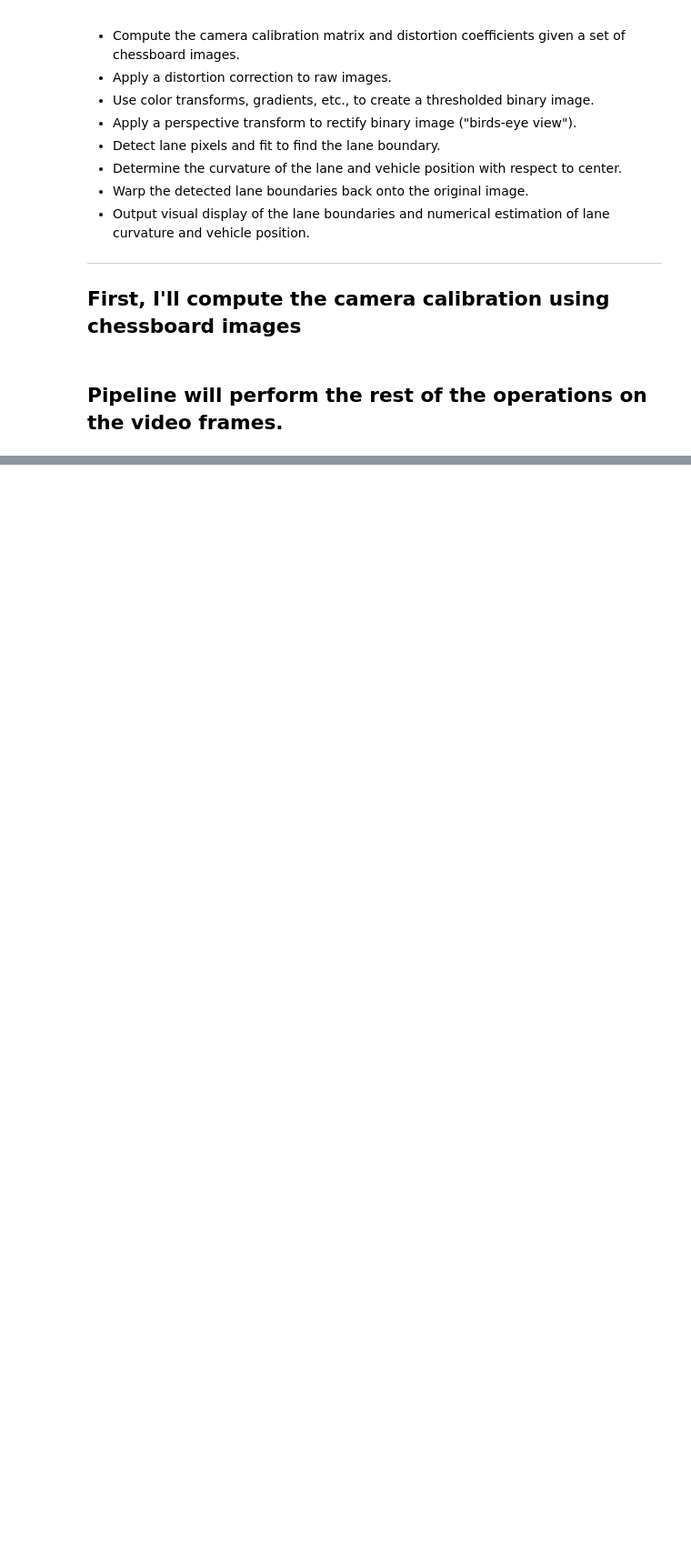
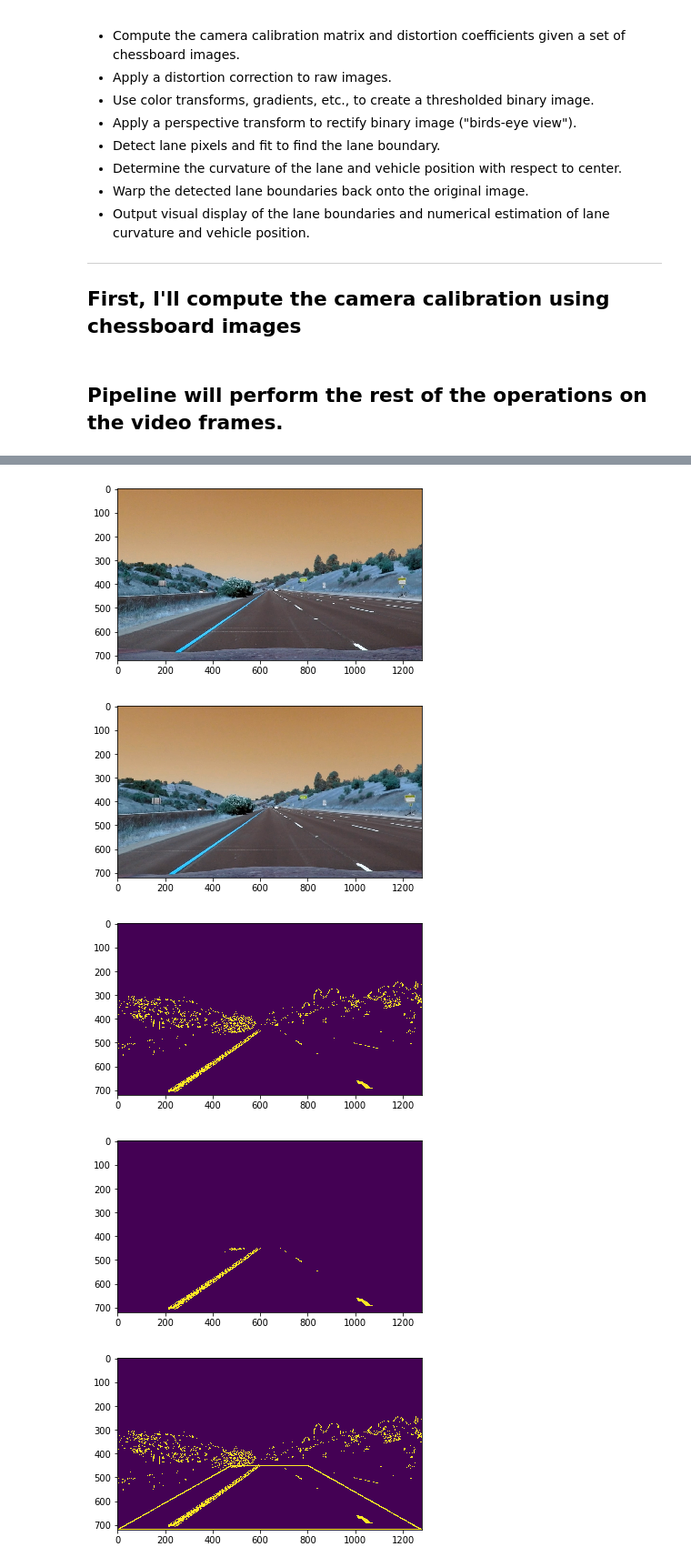
Before and after one commit to MC-8/SDC-P4-advanced-lane-lines, a Jupyter notebook: advanced_lane_finding.ipynb, the cells around one changed output, grey strips where cells are left out. Shown at 91% size. Cells and saved outputs as stored; diff of their text form; code cells hidden in the pictures; blank space fills up the shorter version.

```diff
--- a/advanced_lane_finding.ipynb
+++ b/advanced_lane_finding.ipynb
@@ -476,0 +485,8 @@ def region_of_interest(img, vertices, plot_enabled = False):
+# %%
+test_images = glob.glob('test_images_report/*.jpg')
+
+pipe = Pipeline()
+pipe.calibrate()
+
+img = cv2.imread(test_images[0])
+# %% [output]
@@ -476,0 +499,5 @@ def region_of_interest(img, vertices, plot_enabled = False):
+[figure, added]
+[figure, added]
+[figure, added]
+[figure, added]
+[figure, added]
```
Also changed, not shown: parts of 11 cells of this notebook, 12 other files.
